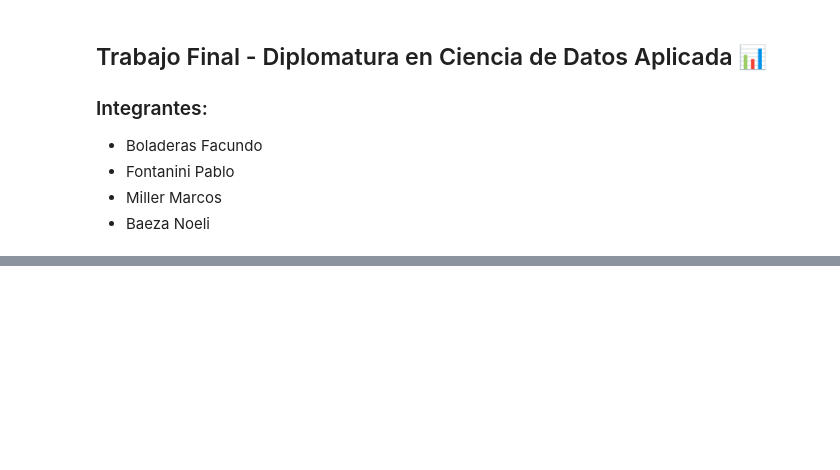
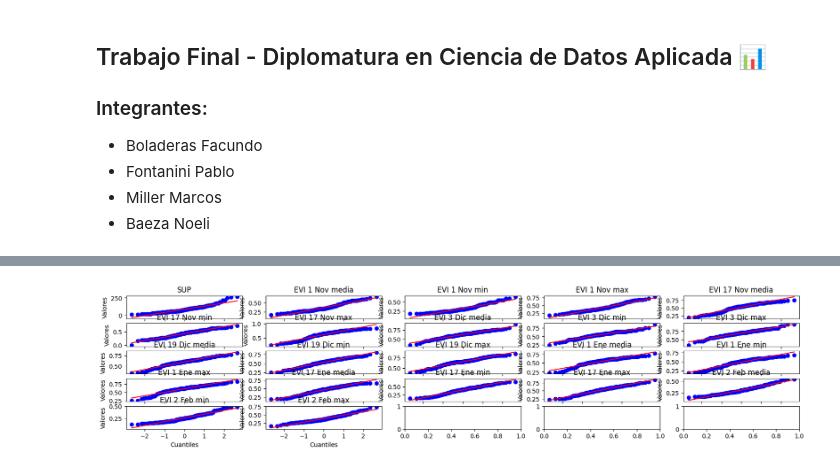
Before and after one commit to noelibaeza/FINAL_DIPLOMATURA, a Jupyter notebook: trabajo_final.ipynb, the cells around one changed output, grey strips where cells are left out. Saved outputs shown, nothing was run; the diff lists cells and outputs as text; code cells hidden in the pictures; blank space fills up the shorter version.

```diff
--- a/trabajo_final.ipynb
+++ b/trabajo_final.ipynb
@@ -37,0 +106,3 @@ df.dtypes
+# %%
+df_cuantitativo = dataset.select_dtypes(include=['float'])
+pd.Series(df_cuantitativo.columns)
@@ -37,0 +200,16 @@ df.dtypes
+# %%
+def display_qqplots(df, filas, columnas):
+    fig, axs = plt.subplots(filas, columnas, figsize=(20, 4))
+    for i, col in enumerate(df.columns):
+        ax = axs[i // columnas, i % columnas]
+        ss.probplot(df[col], dist='norm', plot=ax)
+        ax.set_title(col)
+        ax.set_xlabel('Cuantiles')
+        ax.set_ylabel('Valores')
+
+    plt.tight_layout()
+    plt.show()
+# %%
+display_qqplots(df_cuantitativo, 5, 5)
+# %% [output]
+[figure, added]
```
Also changed, not shown: parts of 37 cells of this notebook.
